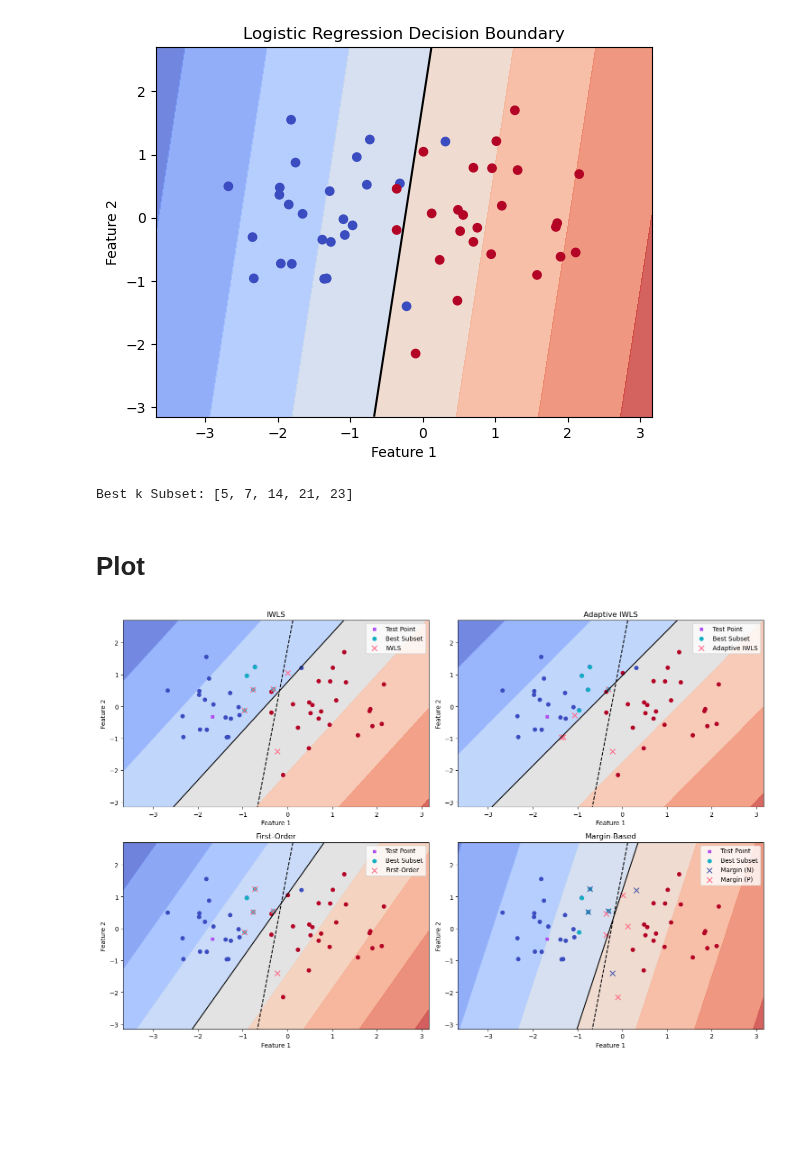
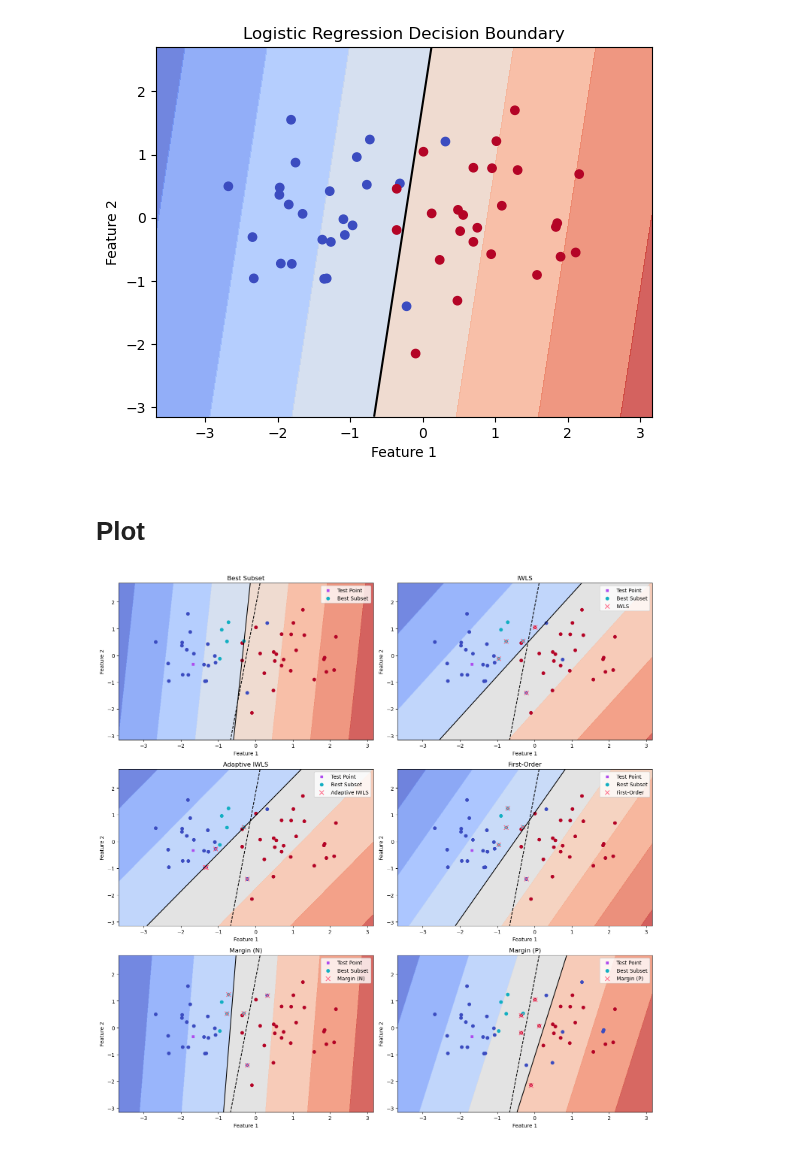
Before and after one commit to sleepymalc/MISS, a Jupyter notebook: IWLS_plot.ipynb, the cells around one changed output. Drawn from its saved outputs; the diff is of its cells as text; code cells hidden in the pictures; blank space fills up the shorter version.

Commit message:
update IWLS_plot

```diff
--- a/IWLS_plot.ipynb
+++ b/IWLS_plot.ipynb
@@ -83,38 +83,30 @@ def read_best_k_subset(file_path):
 file_path = f"results/s={seed}_n={n}_k={k}_cov={cov}_target={target}.txt"
 best_k_subset = read_best_k_subset(file_path)
 
-print("Best k Subset:", best_k_subset)
-
-# IWLS
-IWLS_best_k = IWLS(X_train, y_train, x_test)[:k]
-
-# Adaptive IWLS
-adaptive_IWLS_best_k = adaptive_IWLS(X_train, y_train, x_test, k=k, target=target)
-
-# First-order method
-FO_best_k = first_order(X_train, y_train, x_test, y_test)[:k]
-
-# Margin-based approach
 ind_n, ind_p = margin(X_train, y_train)
-margin_n_best_k = ind_n[:k]
-margin_p_best_k = ind_p[:k]
 
 estimated_best_k_subset = {
-    "IWLS": IWLS_best_k,
-    "AIWLS": adaptive_IWLS_best_k,
-    "FO": FO_best_k,
-    "Margin": (margin_n_best_k, margin_p_best_k)
+    "None": best_k_subset,
+    "IWLS": IWLS(X_train, y_train, x_test)[:k],
+    "AIWLS": adaptive_IWLS(X_train, y_train, x_test, k=k, target=target),
+    "FO": first_order(X_train, y_train, x_test, y_test)[:k],
+    "Margin N": ind_n[:k],
+    "Margin P": ind_p[:k]
 }
-# %% [output]
-Best k Subset: [5, 7, 14, 21, 23]
 # %% [markdown]
 # Plot
 # %%
 def most_influential_subset_plot(logistic_classifier, x_test, k, best_k_subset, estimated_best_k_subset, method, ax):
+    reduced_logistic_classifier = LogisticRegression(penalty=None)
     # Plot the decision boundary of the reduced model (solid line)
-    reduced_logistic_classifier = LogisticRegression(penalty=None)
-    reduced_X_train = np.delete(X_train, estimated_best_k_subset, axis=0)
-    reduced_y_train = np.delete(y_train, estimated_best_k_subset, axis=0)
+    if method == "None":
+        reduced_X_train = np.delete(X_train, best_k_subset, axis=0)
+        reduced_y_train = np.delete(y_train, best_k_subset, axis=0)
+        ax.set_title("Best Subset")
+    else:
+        reduced_X_train = np.delete(X_train, estimated_best_k_subset, axis=0)
+        reduced_y_train = np.delete(y_train, estimated_best_k_subset, axis=0)
+
     reduced_logistic_classifier.fit(reduced_X_train, reduced_y_train)
     reduced_Z = reduced_logistic_classifier.decision_function(np.c_[xx.ravel(), yy.ravel()]).reshape(xx.shape)
     ax.contourf(xx, yy, reduced_Z, cmap=plt.cm.coolwarm, alpha=0.8)
@@ -125,6 +117,7 @@ def most_influential_subset_plot(logistic_classifier, x_test, k, best_k_subset,
     ax.contour(xx, yy, original_Z, colors='black', linestyles='--', levels=[0])
 
     # Mark the dataset points with a marker ('o' symbol)
+    reduced_X_train = np.delete(X_train, best_k_subset, axis=0)
     ax.scatter(reduced_X_train[:, 0], reduced_X_train[:, 1], c=reduced_y_train, cmap=plt.cm.coolwarm, marker='o')
 
     # Mark the test point with a marker ('s' symbol)
@@ -147,34 +140,33 @@ def most_influential_subset_plot(logistic_classifier, x_test, k, best_k_subset,
         FO_best_k_points = np.take(X_train, estimated_best_k_subset, axis=0).reshape(-1, 2)
         ax.scatter(FO_best_k_points[:, 0], FO_best_k_points[:, 1], c='#ff6a88', marker='x', s=70, label="First-Order")
         ax.set_title("First-Order")
-    elif method == "Margin":
-        margin_n_best_k = estimated_best_k_subset[0]
-        margin_p_best_k = estimated_best_k_subset[1]
-        margin_n_best_k_points = np.take(X_train, margin_n_best_k, axis=0).reshape(-1, 2)
-        ax.scatter(margin_n_best_k_points[:, 0], margin_n_best_k_points[:, 1], c='#465aaa', marker='x', s=70, label="Margin (N)")
-
-        margin_p_best_k_points = np.take(X_train, margin_p_best_k, axis=0).reshape(-1, 2)
-        ax.scatter(margin_p_best_k_points[:, 0], margin_p_best_k_points[:, 1], c='#ff6a88', marker='x', s=70, label="Margin (P)")
-        ax.set_title("Margin-Based")
+    elif method == "Margin N":
+        margin_n_best_k_points = np.take(X_train, estimated_best_k_subset, axis=0).reshape(-1, 2)
+        ax.scatter(margin_n_best_k_points[:, 0], margin_n_best_k_points[:, 1], c='#ff6a88', marker='x', s=70, label="Margin (N)")
+        ax.set_title("Margin (N)")
+    elif method == "Margin P":
+        margin_n_best_k_points = np.take(X_train, estimated_best_k_subset, axis=0).reshape(-1, 2)
+        ax.scatter(margin_n_best_k_points[:, 0], margin_n_best_k_points[:, 1], c='#ff6a88', marker='x', s=70, label="Margin (P)")
+        ax.set_title("Margin (P)")
 
     ax.set_xlabel('Feature 1')
     ax.set_ylabel('Feature 2')
     # Add legend inside each subplot
     ax.legend()
 # %%
-fig, axs = plt.subplots(2, 2, figsize=(15, 10))
+fig, axs = plt.subplots(3, 2, figsize=(15, 15))
 
 # Iterate over the methods and plot in the corresponding subplot
-methods = ["IWLS", "AIWLS", "FO", "Margin"]
+methods = ["None", "IWLS", "AIWLS", "FO", "Margin N", "Margin P"]
 for i, method in enumerate(methods):
     row = i // 2
     col = i % 2
     most_influential_subset_plot(logistic_classifier, x_test, k, best_k_subset, estimated_best_k_subset[method], method=method, ax=axs[row, col])
 
 # Adjust layout for better spacing
 plt.tight_layout()
 
 # Show the figure
 plt.show()
 # %% [output]
-[figure, old version]
+[figure, new version]
```
